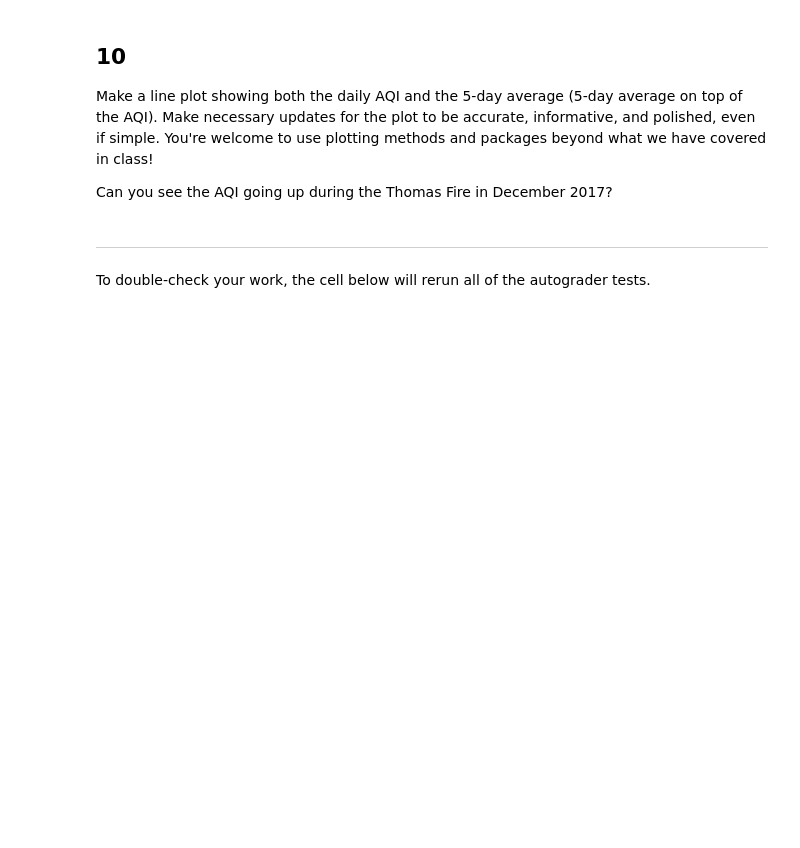
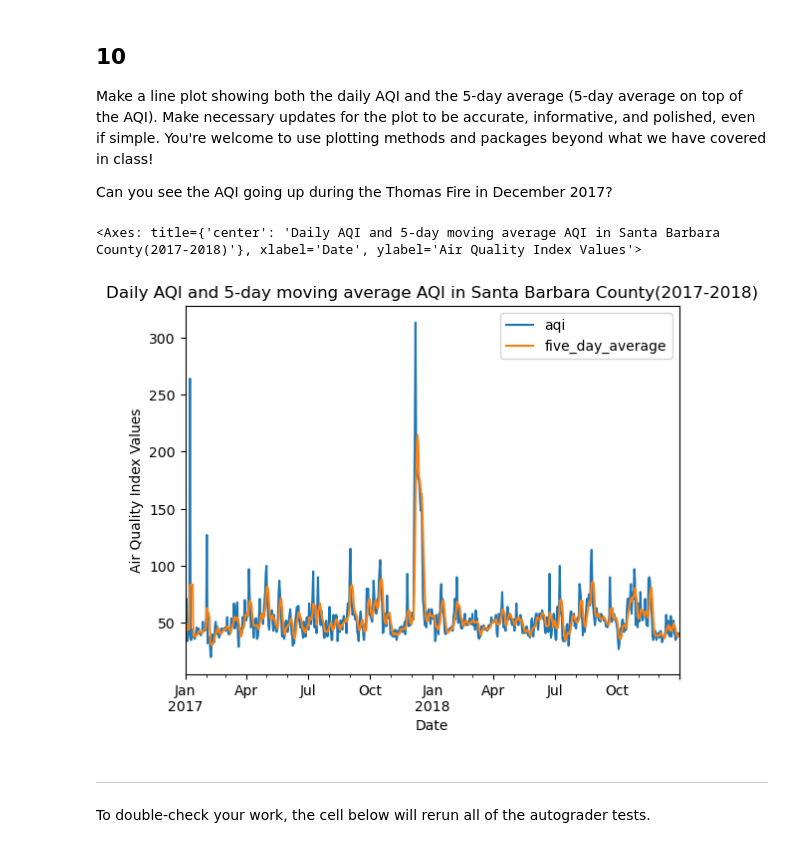
Before and after one commit to ashrcho/eds220-hwk2, a Jupyter notebook: task3/hwk2-task3-aqi.ipynb, the cells around one changed output. Cells and saved outputs as stored; diff of their text form; code cells hidden in the pictures; blank space fills up the shorter version.

```diff
--- a/task3/hwk2-task3-aqi.ipynb
+++ b/task3/hwk2-task3-aqi.ipynb
@@ -206,0 +215,4 @@ aqi_sb
+# %%
+aqi_sb = aqi[aqi['county_name'] == 'Santa Barbara']
+aqi_sb = aqi_sb.drop(columns=['state_name', 'county_name', 'county_code', 'state_code'])
+aqi_sb
@@ -221,6 +263,6 @@ In the following cell:
 1. Update the `date` column of `aqi_sb` to have the `datetime64` data type.
 2. Update the index of `aqi_sb` to be the `date` column.
 # %%
-aqi_sb['date'] = ...
-aqi_sb = ...
+aqi_sb['date'] = pd.to_datetime(aqi_sb['date'])
+aqi_sb = aqi_sb.set_index('date')
 aqi_sb
@@ -250,0 +322,3 @@ aqi_sb
+# %%
+aqi_sb['five_day_average'] = aqi_sb['aqi'].rolling('5D').mean()
+aqi_sb.head()
@@ -257,6 +341,16 @@ grader.check("q9")
 Make a line plot showing both the daily AQI and the 5-day average (5-day average on top of the AQI). Make necessary updates for the plot to be accurate, informative, and polished, even if simple. You're welcome to use plotting methods and packages beyond what we have covered in class!
 
 Can you see the AQI going up during the Thomas Fire in December 2017?
+# %%
+aqi_sb.plot(
+    y = ['aqi', 'five_day_average'],
+    title = 'Daily AQI and 5-day moving average AQI in Santa Barbara County(2017-2018)',
+    xlabel = 'Date',
+    ylabel = "Air Quality Index Values"
+)
+# %% [output]
+<Axes: title={'center': 'Daily AQI and 5-day moving average AQI in Santa Barbara County(2017-2018)'}, xlabel='Date', ylabel='Air Quality Index Values'>
+[figure, added]
 # %% [markdown]
 ---
 
```
Also changed, not shown: parts of 15 cells of this notebook.
